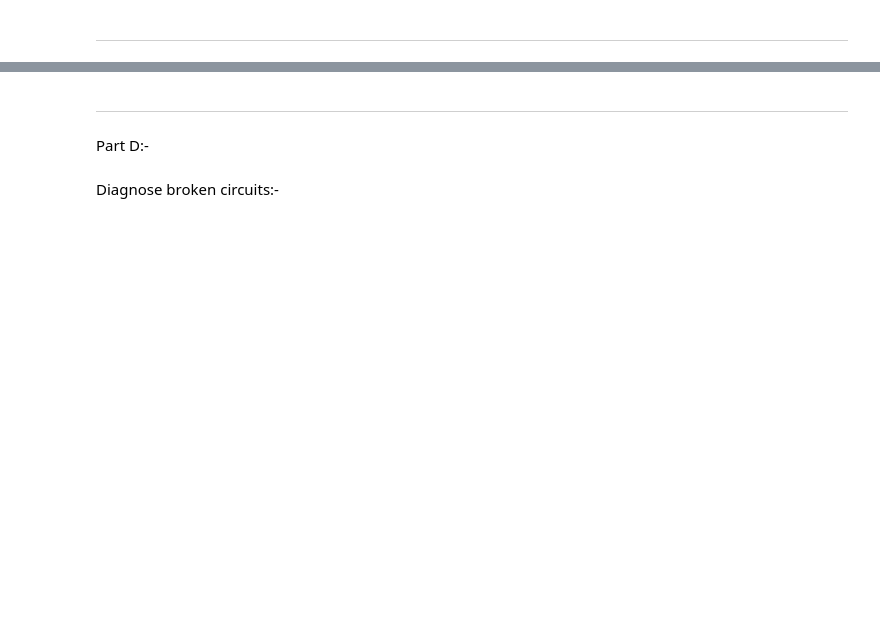
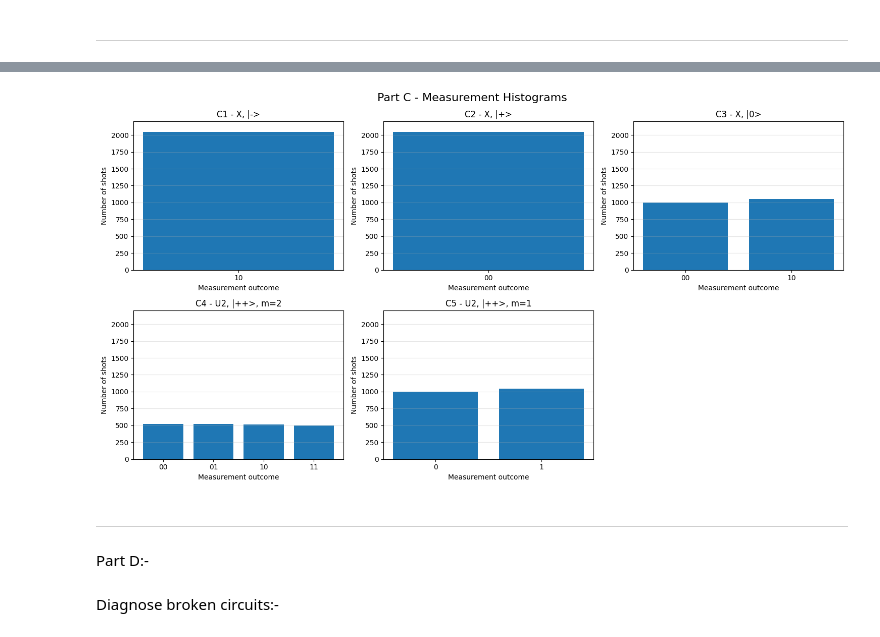
Before and after one commit to dhruvi1804/QAP_Assignment2, a Jupyter notebook: main.ipynb, the cells around one changed output, grey strips where cells are left out. Drawn from its saved outputs; the diff is of its cells as text; code cells hidden in the pictures; blank space fills up the shorter version.

```diff
--- a/main.ipynb
+++ b/main.ipynb
@@ -76,12 +76,7 @@ def decode(bitstring):
 
 
 # Example: n = 3, |v> = |101>, m = 3
-qc = qpe_circuit(
-    build_U(3),
-    3,
-    3,
-    lambda qc, t: prepare_basis_state(qc, t, 5)
-)
+
 
 qc = qpe_circuit(build_U(3), 3, 3, lambda qc, t: prepare_basis_state(qc, t, 5))
 # %% [markdown]
@@ -1057,3 +1053,39 @@ It also demonstrates that the number of counting qubits determines how many phas
+# %%
+import matplotlib.pyplot as plt
+
+# Measurement results from the five Part C experiments
+results_C = {
+    "C1 - X, |->": {"10": 2048},
+    "C2 - X, |+>": {"00": 2048},
+    "C3 - X, |0>": {"00": 997, "10": 1051},
+    "C4 - U2, |++>, m=2": {
+        "00": 521, "01": 521, "10": 511, "11": 495
+    },
+    "C5 - U2, |++>, m=1": {"0": 1003, "1": 1045}
+}
+
+fig, axes = plt.subplots(2, 3, figsize=(15, 8))
+axes = axes.flatten()
+
+for ax, (name, counts) in zip(axes, results_C.items()):
+    outcomes = sorted(counts.keys())
+    frequencies = [counts[outcome] for outcome in outcomes]
+
+    ax.bar(outcomes, frequencies)
+    ax.set_title(name)
+    ax.set_xlabel("Measurement outcome")
+    ax.set_ylabel("Number of shots")
+    ax.set_ylim(0, 2200)
+    ax.grid(axis="y", alpha=0.3)
+
+# Hide the unused sixth subplot
+axes[5].axis("off")
+
+plt.suptitle("Part C - Measurement Histograms", fontsize=16)
+plt.tight_layout()
+plt.show()
+# %% [output]
+[figure, added]
 # %% [markdown]
 -------------------------------------------------------------------------------------------------------------------------------
 Part D:-
```
Also changed, not shown: parts of 11 cells of this notebook, 1 other file.
